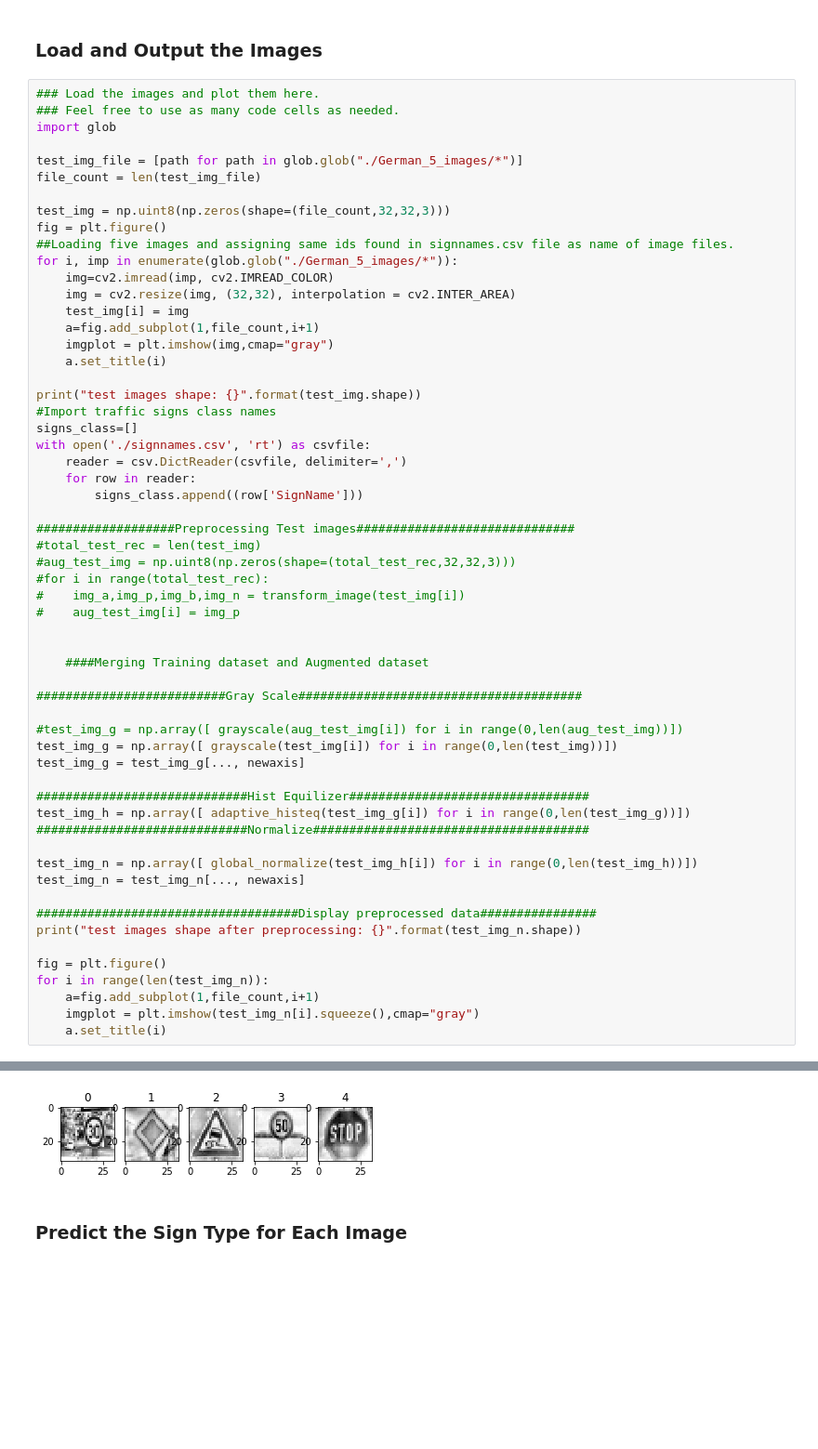
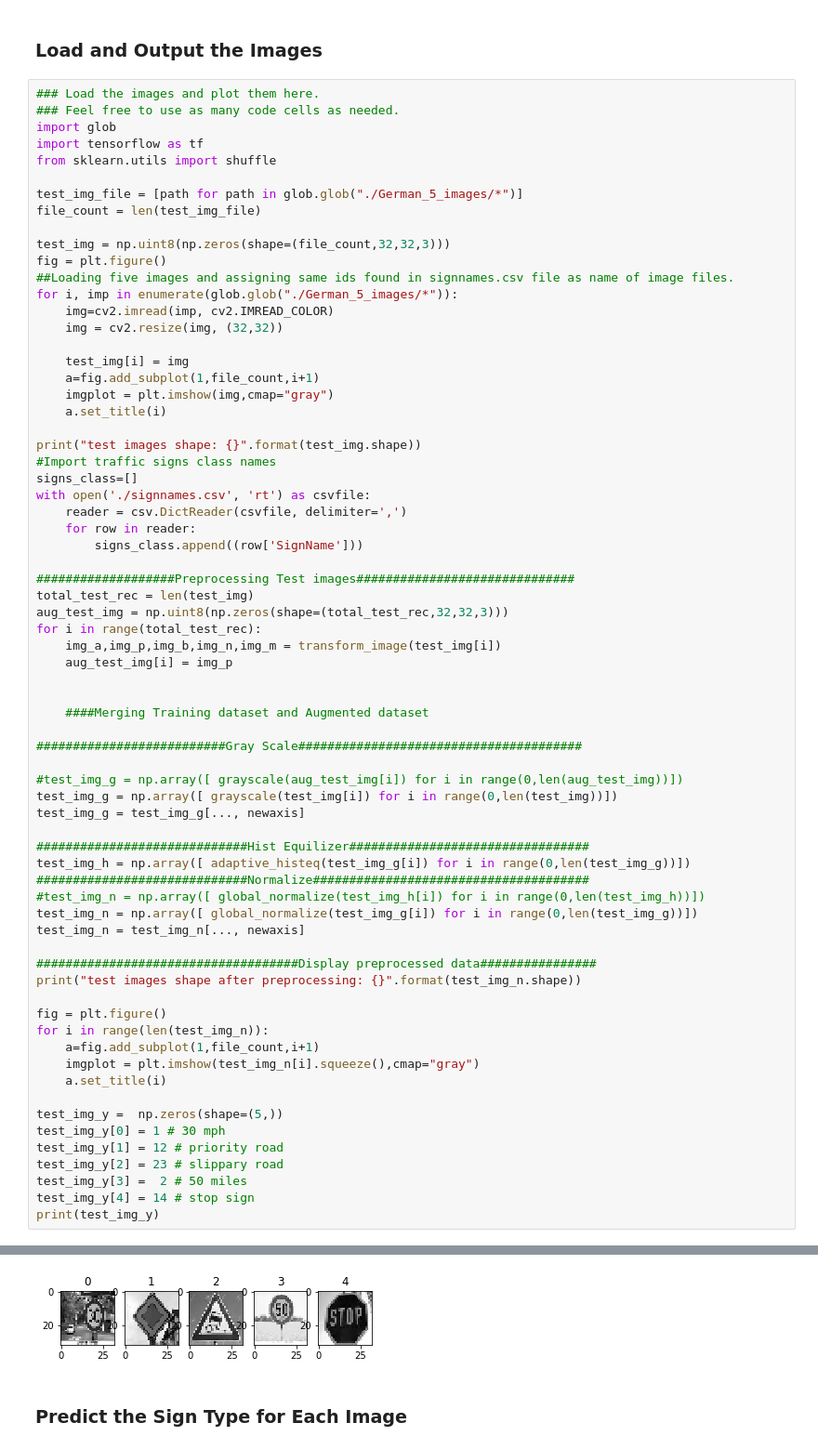
Before and after one commit to sonofram/CarND-Traffic-Sign-Classifier-Project, a Jupyter notebook: Traffic_Sign_Classifier.ipynb, the cells around one changed output, grey strips where cells are left out. Shown at 93% size. Saved outputs shown, nothing was run; the diff lists cells and outputs as text; blank space fills up the shorter version.

```diff
--- a/Traffic_Sign_Classifier.ipynb
+++ b/Traffic_Sign_Classifier.ipynb
@@ -572,6 +590,8 @@ You may find `signnames.csv` useful as it contains mappings from the class id (i
 ### Load the images and plot them here.
 ### Feel free to use as many code cells as needed.
 import glob
+import tensorflow as tf
+from sklearn.utils import shuffle
 
 test_img_file = [path for path in glob.glob("./German_5_images/*")]
 file_count = len(test_img_file)
@@ -581,7 +601,8 @@ fig = plt.figure()
 ##Loading five images and assigning same ids found in signnames.csv file as name of image files.
 for i, imp in enumerate(glob.glob("./German_5_images/*")):
     img=cv2.imread(imp, cv2.IMREAD_COLOR)
-    img = cv2.resize(img, (32,32), interpolation = cv2.INTER_AREA)
+    img = cv2.resize(img, (32,32))
+
     test_img[i] = img
     a=fig.add_subplot(1,file_count,i+1)
     imgplot = plt.imshow(img,cmap="gray")
@@ -596,11 +617,11 @@ with open('./signnames.csv', 'rt') as csvfile:
         signs_class.append((row['SignName']))
 
 ###################Preprocessing Test images##############################
-#total_test_rec = len(test_img)
-#aug_test_img = np.uint8(np.zeros(shape=(total_test_rec,32,32,3)))
-#for i in range(total_test_rec):
-#    img_a,img_p,img_b,img_n = transform_image(test_img[i])
-#    aug_test_img[i] = img_p
+total_test_rec = len(test_img)
+aug_test_img = np.uint8(np.zeros(shape=(total_test_rec,32,32,3)))
+for i in range(total_test_rec):
+    img_a,img_p,img_b,img_n,img_m = transform_image(test_img[i])
+    aug_test_img[i] = img_p
 
 
     ####Merging Training dataset and Augmented dataset
@@ -614,8 +635,8 @@ test_img_g = test_img_g[..., newaxis]
 #############################Hist Equilizer#################################
 test_img_h = np.array([ adaptive_histeq(test_img_g[i]) for i in range(0,len(test_img_g))])
 #############################Normalize######################################
-
-test_img_n = np.array([ global_normalize(test_img_h[i]) for i in range(0,len(test_img_h))])
+#test_img_n = np.array([ global_normalize(test_img_h[i]) for i in range(0,len(test_img_h))])
+test_img_n = np.array([ global_normalize(test_img_g[i]) for i in range(0,len(test_img_g))])
 test_img_n = test_img_n[..., newaxis]
 
 ####################################Display preprocessed data################
@@ -626,6 +647,14 @@ for i in range(len(test_img_n)):
     a=fig.add_subplot(1,file_count,i+1)
     imgplot = plt.imshow(test_img_n[i].squeeze(),cmap="gray")
     a.set_title(i)
+
+test_img_y =  np.zeros(shape=(5,))
+test_img_y[0] = 1 # 30 mph
+test_img_y[1] = 12 # priority road
+test_img_y[2] = 23 # slippary road
+test_img_y[3] =  2 # 50 miles
+test_img_y[4] = 14 # stop sign
+print(test_img_y)
 # %% [output]
 test images shape: (5, 32, 32, 3)
 test images shape after preprocessing: (5, 32, 32, 1)
@@ -633,4 +663,4 @@ test images shape after preprocessing: (5, 32, 32, 1)
-[figure, old version]
+[figure, new version]
 # %% [markdown]
 ### Predict the Sign Type for Each Image
 # %%
```
Also changed, not shown: parts of 10 cells of this notebook, 2 other files.
